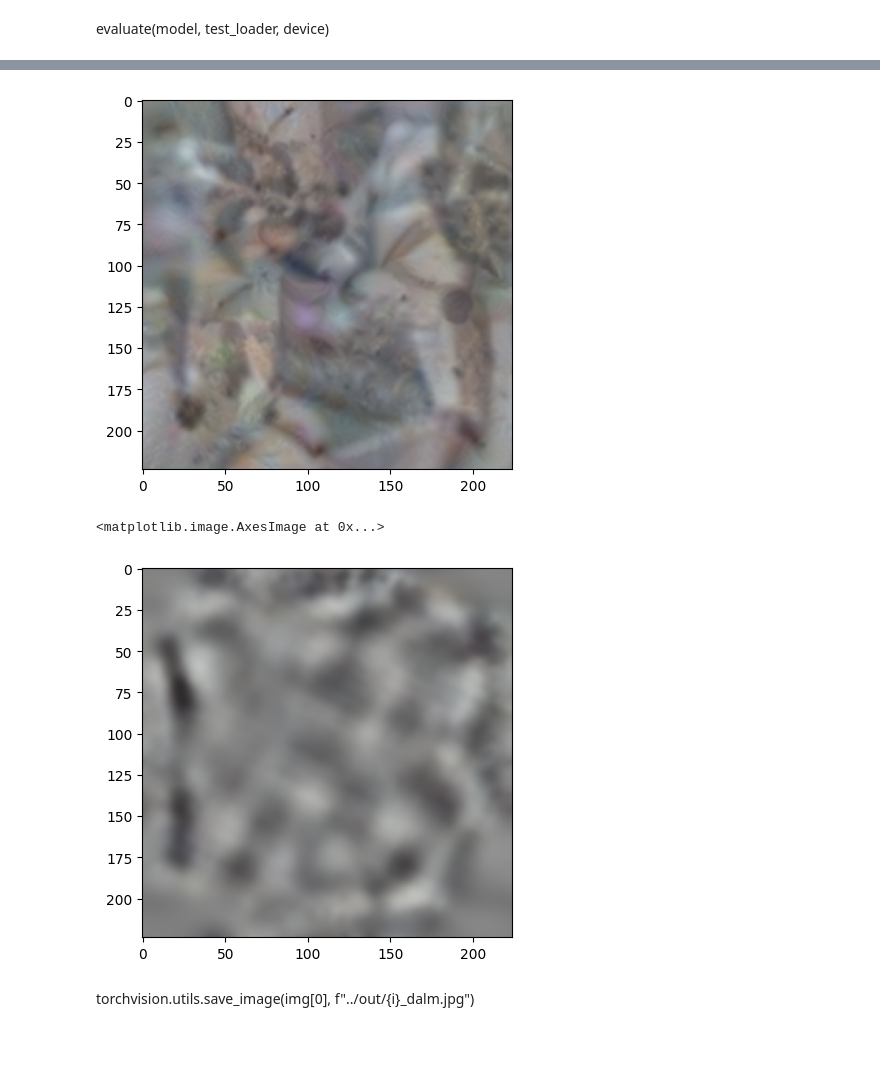
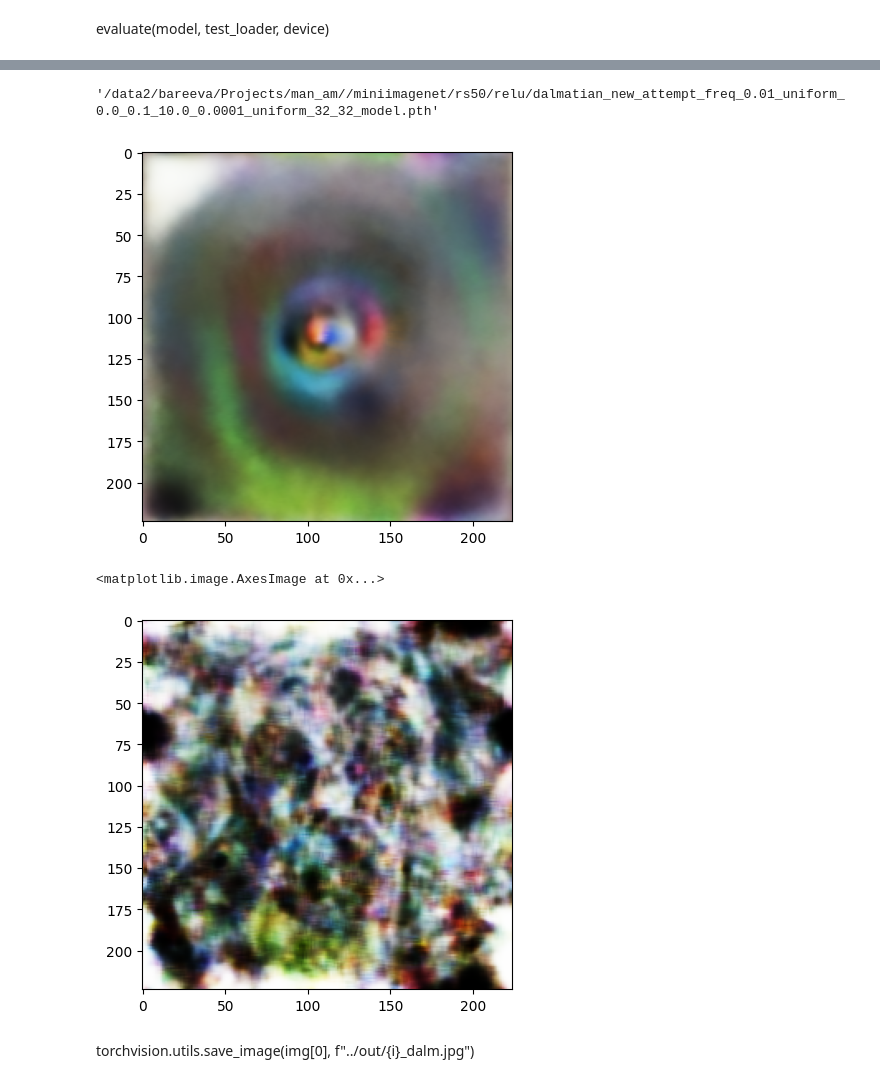
Before and after one commit to dilyabareeva/grad_slingshot, a Jupyter notebook: notebooks/before_after.ipynb, the cells around one changed output, grey strips where cells are left out. Drawn from its saved outputs; the diff is of its cells as text; code cells hidden in the pictures; blank space fills up the shorter version.

Commit message:
constant SWIRL under transformations

```diff
--- a/notebooks/before_after.ipynb
+++ b/notebooks/before_after.ipynb
@@ -225,6 +225,10 @@ path = "{}/{}/{}/{}/{}_{}_{}_{}_{}_{}_{}_{}_{}_{}_{}_model.pth".format(
     batch_size,
     man_batch_size,
 )
+# %%
+path
+# %% [output]
+'/data2/bareeva/Projects/man_am//miniimagenet/rs50/relu/dalmatian_new_attempt_freq_0.01_uniform_0.0_0.1_10.0_0.0001_uniform_32_32_model.pth'
 # %%
 from core.forward_hook import get_nested_attr
 
@@ -235,7 +239,7 @@ target_model.eval()
 dreamer = Dreamer(target_model, device=device)
 null_transforms = transforms.Compose([])
 dreamer.set_custom_transforms(transforms.Compose(image_transforms))
-dreamer.set_custom_transforms(null_transforms)
+#dreamer.set_custom_transforms(null_transforms)
 image_param = dreamer.render(
     layers=[get_nested_attr(target_model, layer_str)],
     custom_func=my_custom_func,
@@ -243,32 +247,32 @@ image_param = dreamer.render(
     width=image_dims,
     height=image_dims,
     iters=500,
-    lr=0.01,
+    lr=0.1,
 )
 
 plt.imshow(image_param)
 plt.show()
 # %% [output]
-[figure, old version]
+[figure, new version]
 # %%
 i = 1
 img, _, tstart = feature_visualisation(
     net=target_model,
     noise_dataset=noise_dataset,
     man_index=target_neuron,
-    lr=0.01,
+    lr=0.1,
     n_steps=i,
     #init_mean=noise_dataset.param,
     #save_list=[1, 5, 10, 20, 50, 100, 2000],
-    tf = transforms.Compose(image_transforms),
+    #tf = transforms.Compose(image_transforms),
     #grad_clip=True,
     #adam=True,
     layer_str=default_layer_str,
 )
 plt.imshow(img[0].permute(1, 2, 0).detach().cpu().numpy())
 # %% [output]
 <matplotlib.image.AxesImage at 0x...>
-[figure, old version]
+[figure, new version]
 # %% [markdown]
 torchvision.utils.save_image(img[0], f"../out/{i}_dalm.jpg")
 # %%
```
Also changed, not shown: parts of 6 cells of this notebook, 4 other files.
